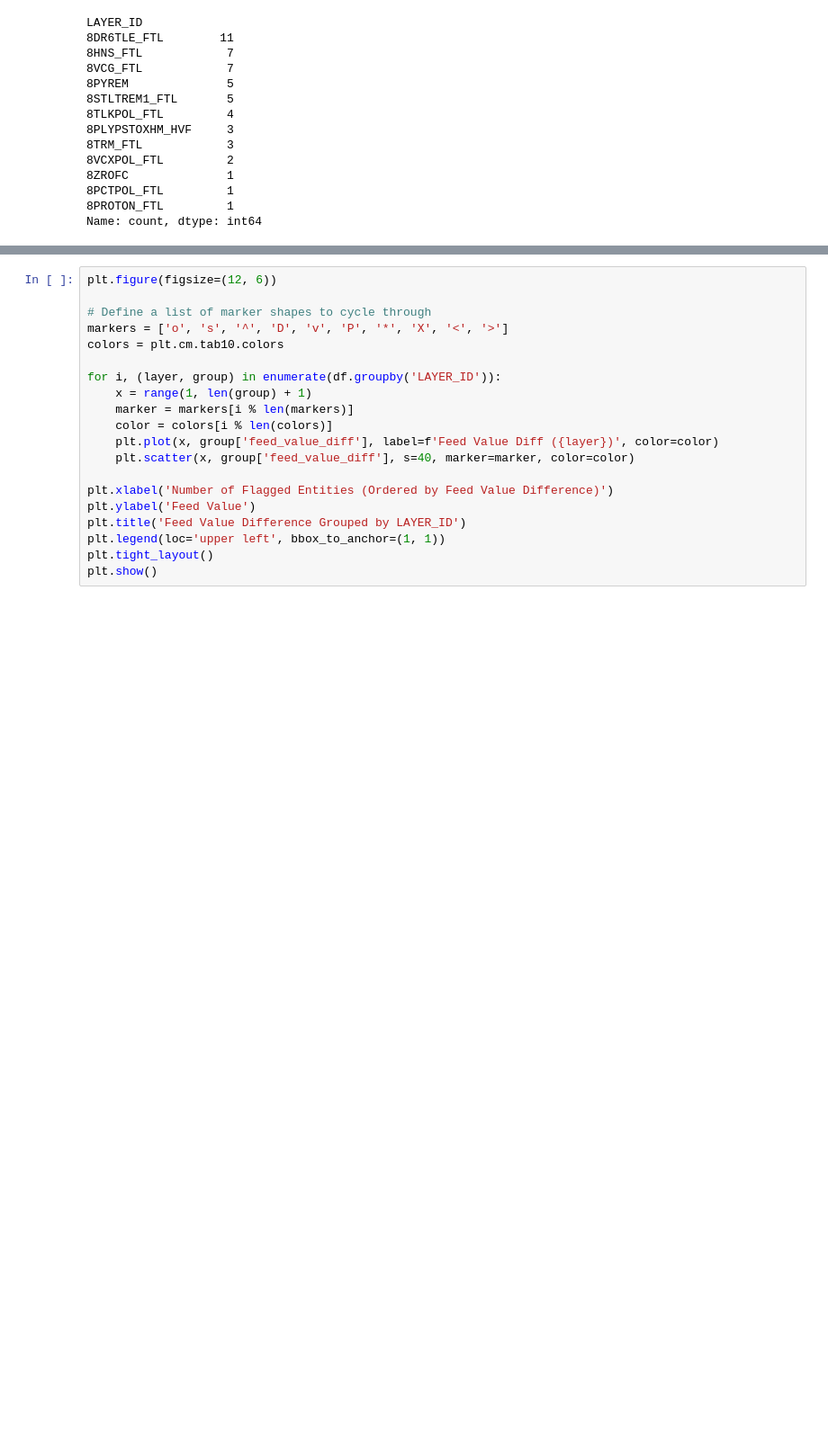
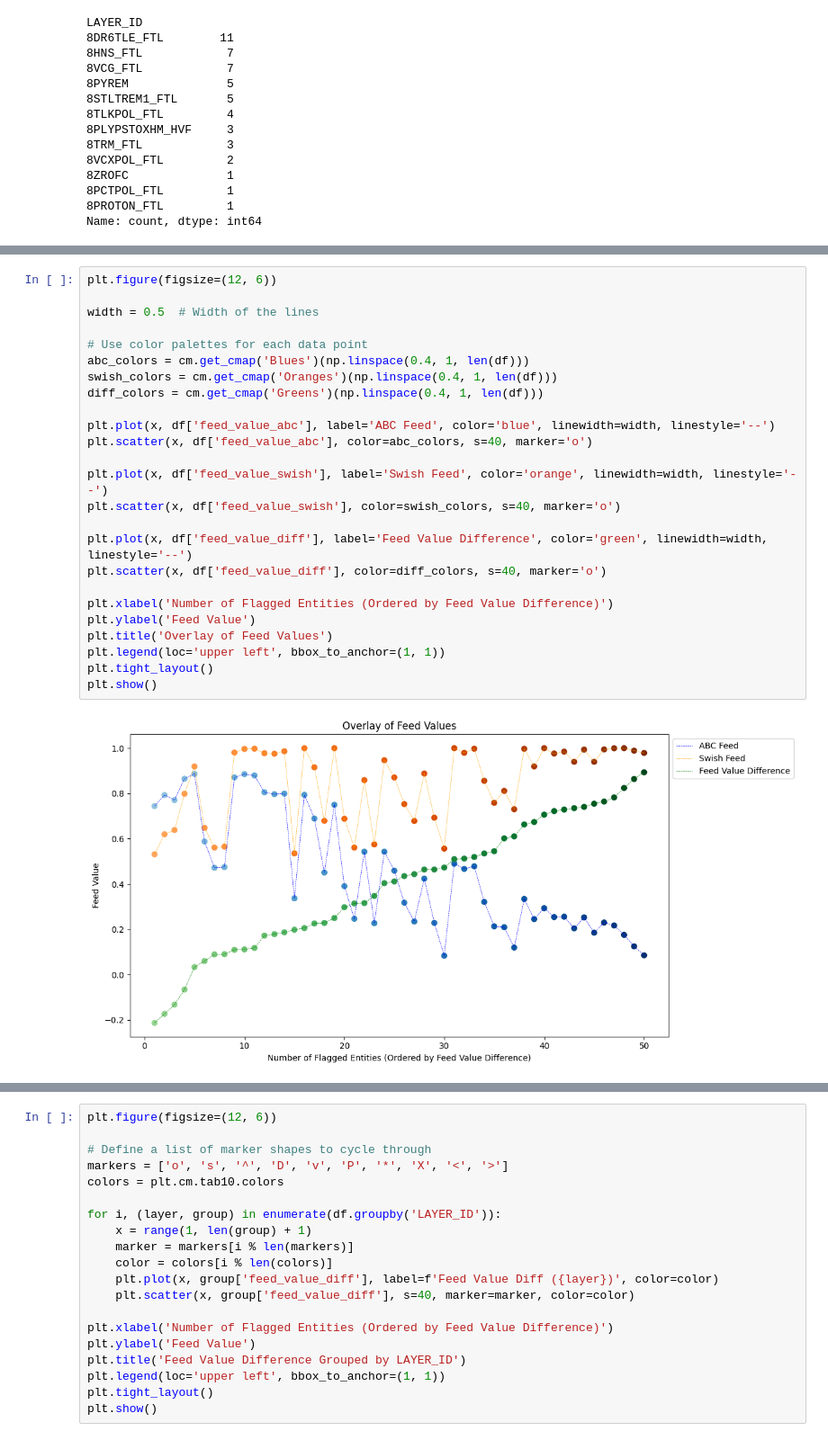
Before and after one commit to maximillian-jacob/DataScience, a Jupyter notebook: main_swish_vs_abc.ipynb, the cells around one changed output, grey strips where cells are left out. Shown at 90% size. Drawn from its saved outputs; the diff is of its cells as text; blank space fills up the shorter version.

```diff
--- a/main_swish_vs_abc.ipynb
+++ b/main_swish_vs_abc.ipynb
@@ -242,0 +248,27 @@ plt.legend(loc='upper left', bbox_to_anchor=(1, 1))
+# %%
+plt.figure(figsize=(12, 6))
+
+width = 0.5  # Width of the lines
+
+# Use color palettes for each data point
+abc_colors = cm.get_cmap('Blues')(np.linspace(0.4, 1, len(df)))
+swish_colors = cm.get_cmap('Oranges')(np.linspace(0.4, 1, len(df)))
+diff_colors = cm.get_cmap('Greens')(np.linspace(0.4, 1, len(df)))
+
+plt.plot(x, df['feed_value_abc'], label='ABC Feed', color='blue', linewidth=width, linestyle='--')
+plt.scatter(x, df['feed_value_abc'], color=abc_colors, s=40, marker='o')
+
+plt.plot(x, df['feed_value_swish'], label='Swish Feed', color='orange', linewidth=width, linestyle='--')
+plt.scatter(x, df['feed_value_swish'], color=swish_colors, s=40, marker='o')
+
+plt.plot(x, df['feed_value_diff'], label='Feed Value Difference', color='green', linewidth=width, linestyle='--')
+plt.scatter(x, df['feed_value_diff'], color=diff_colors, s=40, marker='o')
+
+plt.xlabel('Number of Flagged Entities (Ordered by Feed Value Difference)')
+plt.ylabel('Feed Value')
+plt.title('Overlay of Feed Values')
+plt.legend(loc='upper left', bbox_to_anchor=(1, 1))
+plt.tight_layout()
+plt.show()
+# %% [output]
+[figure, added]
```
Also changed, not shown: parts of 28 cells of this notebook.
